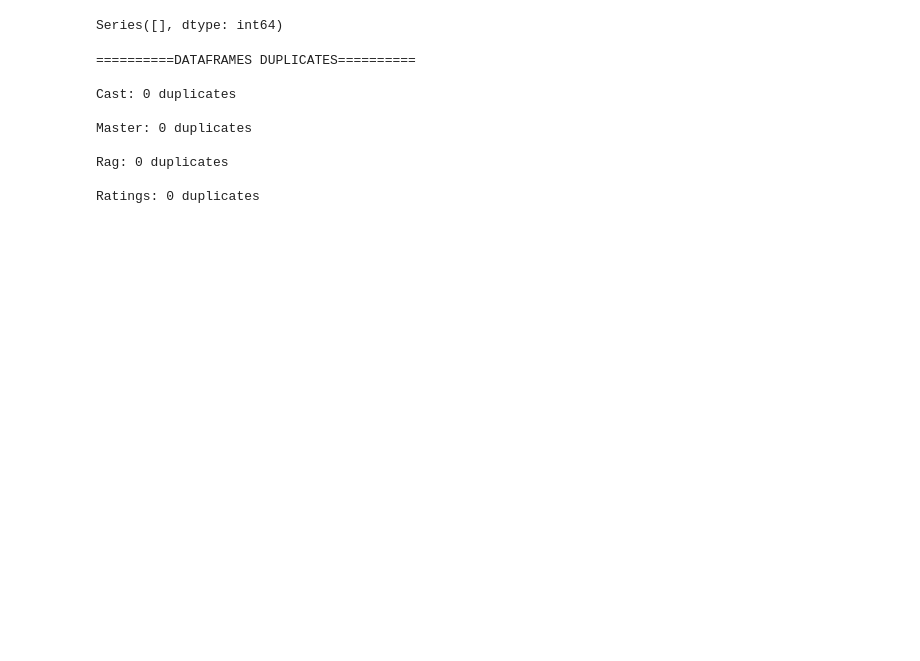
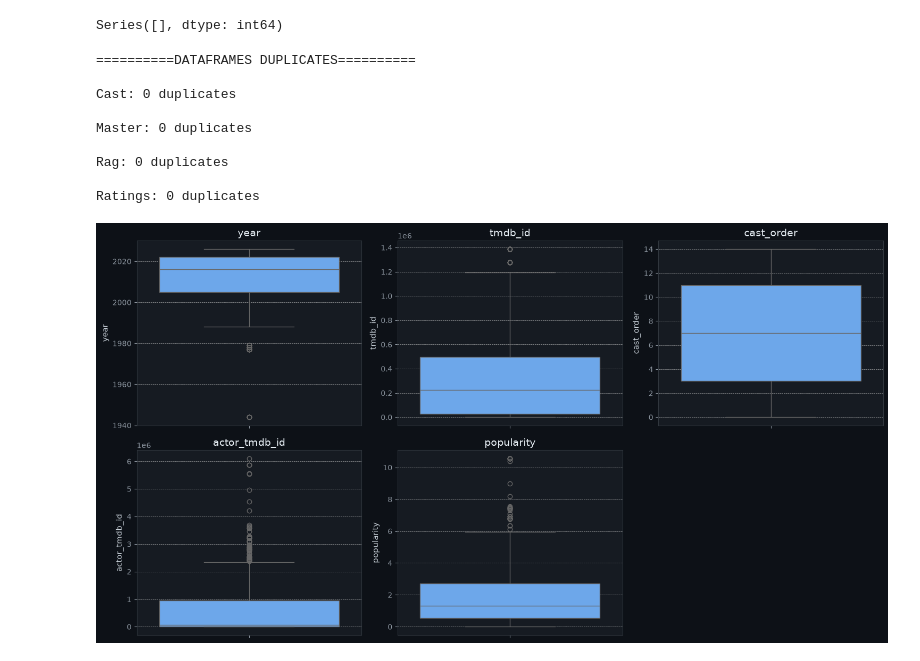
Before and after one commit to Chumus2/MCU-Canon-Classifier, a Jupyter notebook: machine-learning/notebooks/EDA.ipynb, the cells around one changed output. Drawn from its saved outputs; the diff is of its cells as text; code cells hidden in the pictures; blank space fills up the shorter version.

```diff
--- a/machine-learning/notebooks/EDA.ipynb
+++ b/machine-learning/notebooks/EDA.ipynb
@@ -331,3 +331,30 @@ Master: 0 duplicates
 Rag: 0 duplicates
 
 Ratings: 0 duplicates
+# %%
+def make_anomaly_boxplot(data: pd.DataFrame, name: str="", cols: float=3):
+    numeric_cols = data.select_dtypes(include="number").columns.tolist()
+
+    if not numeric_cols:
+        print(f"No numeric columns in {name}")
+        return
+
+    n_rows = int(np.ceil(len(numeric_cols) / cols))
+
+    fig, axes = plt.subplots(n_rows, cols, figsize=(5 * cols, 4 * n_rows))
+    axes = axes.flatten()
+
+    for ax, col in zip(axes, numeric_cols):
+        sns.boxplot(y=data[col], ax=ax)
+        ax.set_title(col)
+
+    for ax in axes[len(numeric_cols):]:
+        ax.axis('off')
+
+    plt.tight_layout()
+    plt.show()
+
+make_anomaly_boxplot(cast, name="Cast")
+cast = cast.drop(columns=['tmdb_id', 'actor_tmdb_id'], errors='ignore')
+# %% [output]
+[figure, added]
```
Also changed, not shown: parts of 5 cells of this notebook.
